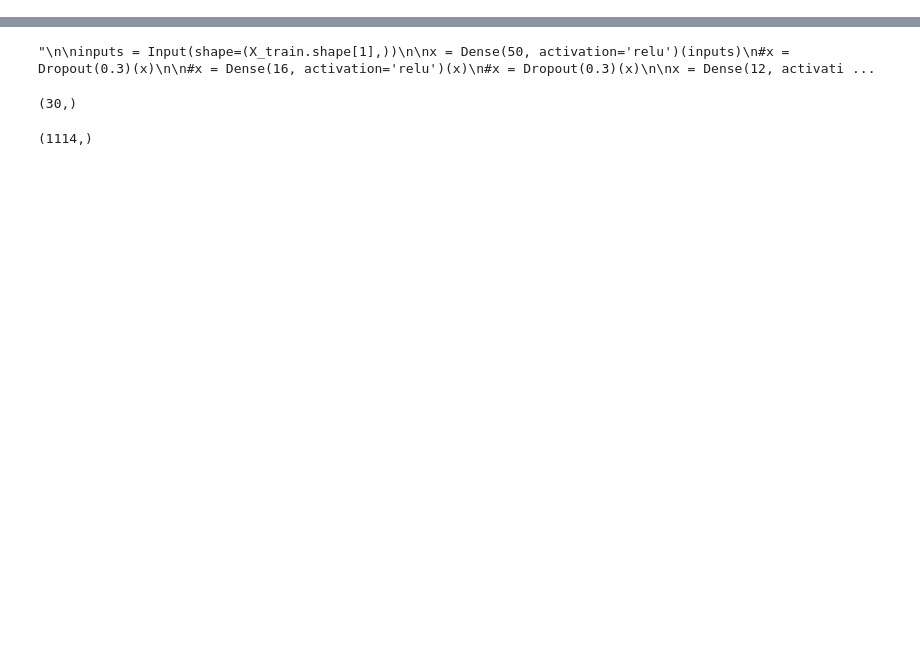
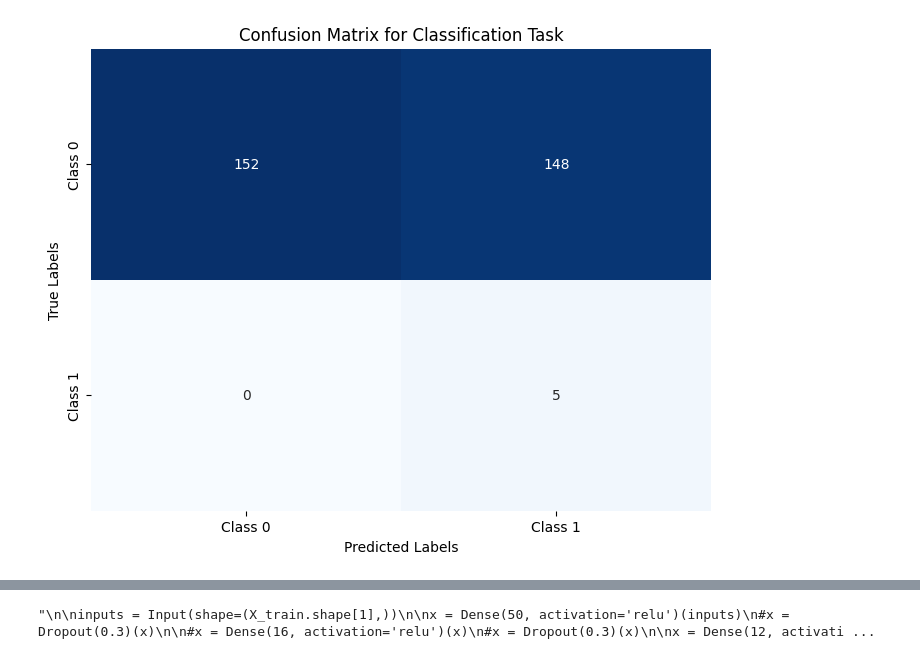
Before and after one commit to Jmuhleman/GML, a Jupyter notebook: supervised.ipynb, the cells around one changed output, grey strips where cells are left out. Saved outputs shown, nothing was run; the diff lists cells and outputs as text; code cells hidden in the pictures; blank space fills up the shorter version.

```diff
--- a/supervised.ipynb
+++ b/supervised.ipynb
@@ -195,0 +255,50 @@ Average Validation Accuracy across 5 folds: 0.0
+# %%
+from sklearn.metrics import confusion_matrix
+import seaborn as sns
+import matplotlib.pyplot as plt
+
+# Make predictions for classification on validation set
+y_pred_class = classification_model.predict(X_val_fold)
+y_pred_class = (y_pred_class > 0.5).astype(int)  # Convert probabilities to class labels
+
+# Compute the confusion matrix
+cm = confusion_matrix(cl_val_fold, y_pred_class)
+
+# Plot the confusion matrix using seaborn heatmap
+plt.figure(figsize=(8, 6))
+sns.heatmap(cm, annot=True, fmt='d', cmap='Blues', cbar=False, xticklabels=['Class 0', 'Class 1'], yticklabels=['Class 0', 'Class 1'])
+plt.title('Confusion Matrix for Classification Task')
+plt.xlabel('Predicted Labels')
+plt.ylabel('True Labels')
+plt.show()
+from sklearn.metrics import f1_score, accuracy_score
+
+# Lists to store F1 and accuracy scores for each fold
+f1_scores_per_fold = []
+accuracy_scores_per_fold = []
+
+# Loop through each fold to evaluate metrics
+for train_index, val_index in kf.split(X_train):
+    X_train_fold, X_val_fold = X_train[train_index], X_train[val_index]
+    cl_train_fold, cl_val_fold = cl_train[train_index], cl_train[val_index]
+
+    # Make predictions for the classification model on the validation set
+    y_pred_class = classification_model.predict(X_val_fold)
+    y_pred_class = (y_pred_class > 0.5).astype(int)  # Convert probabilities to class labels
+
+    # Calculate F1 score and accuracy for the current fold
+    f1 = f1_score(cl_val_fold, y_pred_class)
+    accuracy = accuracy_score(cl_val_fold, y_pred_class)
+
+    # Append scores to the lists
+    f1_scores_per_fold.append(f1)
+    accuracy_scores_per_fold.append(accuracy)
+
+# Calculate the mean F1 score and accuracy score across all folds
+mean_f1_score = np.mean(f1_scores_per_fold)
+mean_accuracy_score = np.mean(accuracy_scores_per_fold)
+
+# Print the mean scores
+print(f'Mean F1 Score across all folds: {mean_f1_score:.4f}')
+print(f'Mean Accuracy Score across all folds: {mean_accuracy_score:.4f}')
+# %% [output]
@@ -195,0 +306 @@ Average Validation Accuracy across 5 folds: 0.0
+[figure, added]
@@ -221,9 +337,3 @@ history = model.fit(X_train, y_train, epochs=80, batch_size=32, validation_split
 """
 # %% [output]
 "\n\ninputs = Input(shape=(X_train.shape[1],))\n\nx = Dense(50, activation='relu')(inputs)\n#x = Dropout(0.3)(x)\n\n#x = Dense(16, activation='relu')(x)\n#x = Dropout(0.3)(x)\n\nx = Dense(12, activati ...
-# %%
-print(y_class[ y_class == 1].shape)
-y_class[ y_class == 0].shape
-# %% [output]
-(30,)
-(1114,)
```
Also changed, not shown: parts of 4 cells of this notebook, 2 other files.
